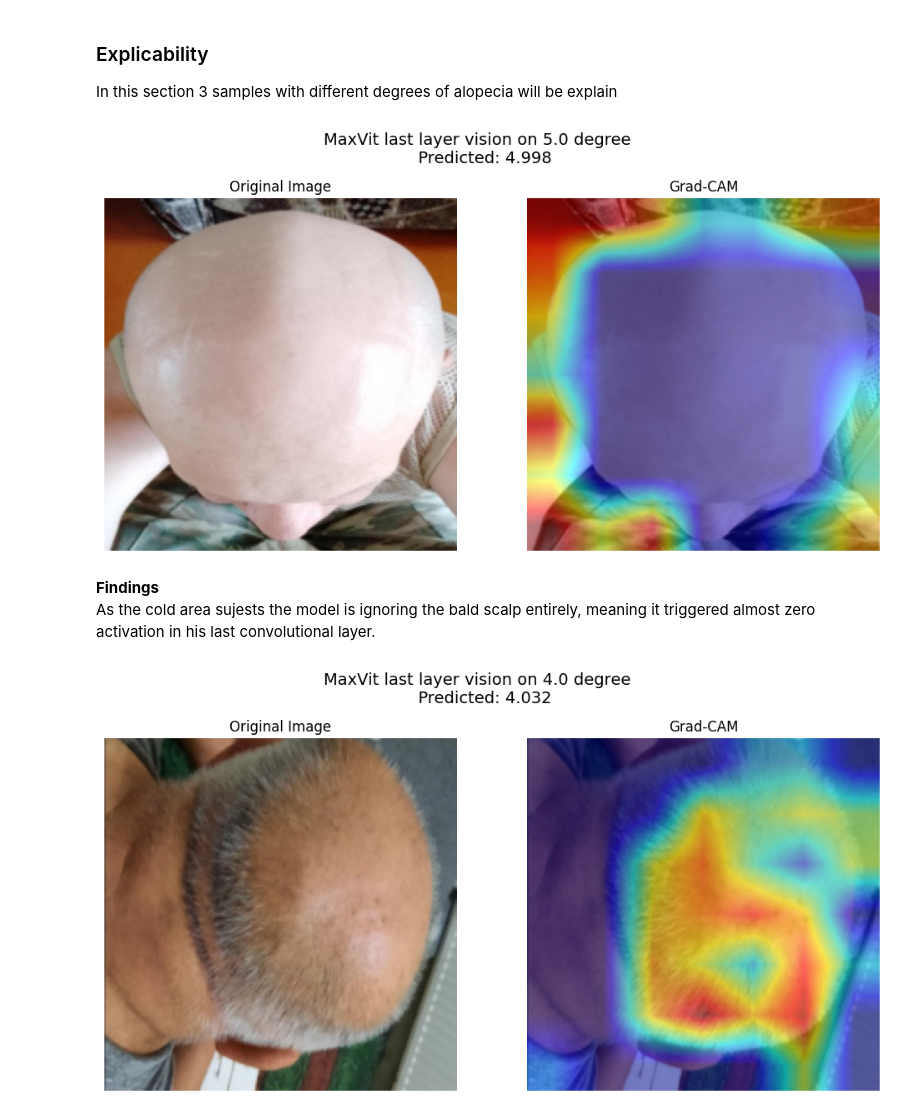
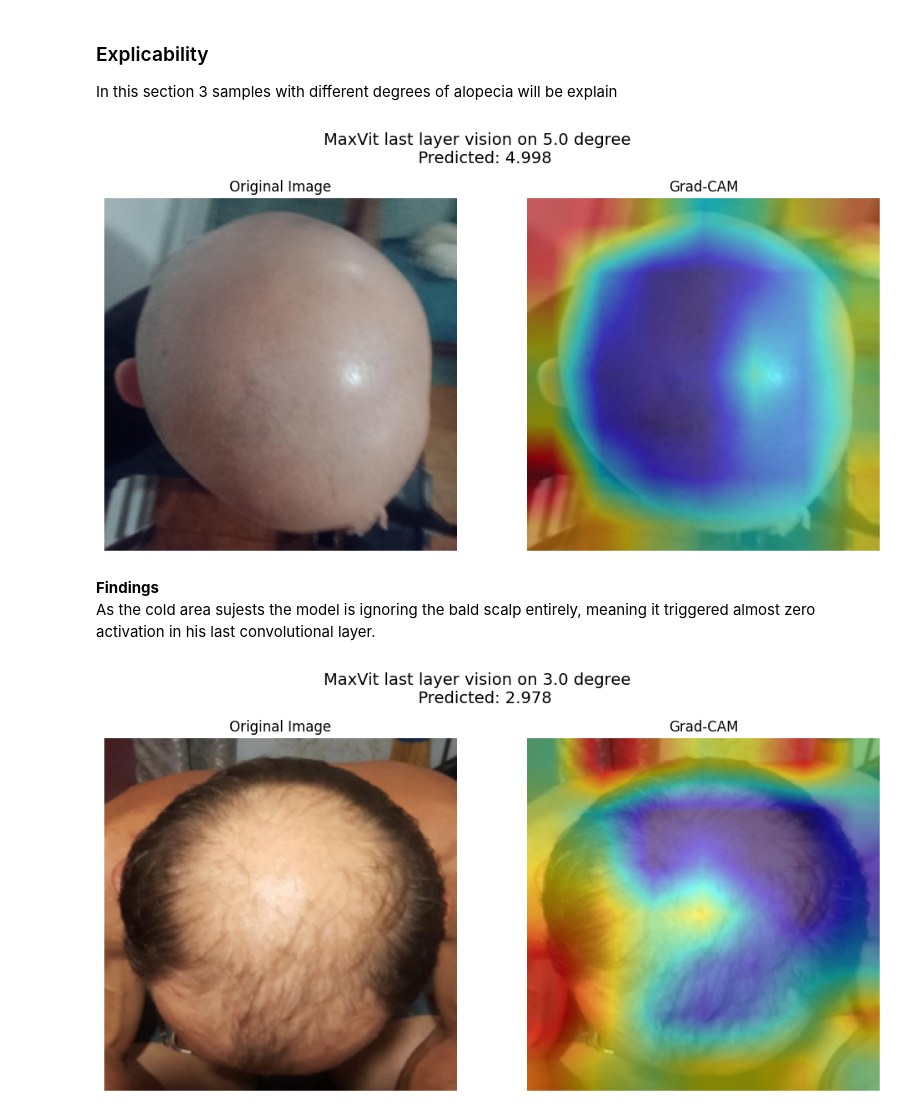
Before and after one commit to Rubenvalrom/Multilabel-Baldness-Classification, a Jupyter notebook: post-hoc interpretability.ipynb, the cells around one changed output. Drawn from its saved outputs; the diff is of its cells as text; code cells hidden in the pictures.

```diff
--- a/post-hoc interpretability.ipynb
+++ b/post-hoc interpretability.ipynb
@@ -23,8 +23,8 @@ device = torch.device('cuda' if torch.cuda.is_available() else 'cpu')
 print(f'Using device: {device}')
 
 # Load tensors
-images_tensor = torch.load('src/data/train/X_train_data.pt', map_location=device)
-labels_tensor = torch.load('src/data/train/y_train_data.pt', map_location=device)
+images_tensor = torch.load('src/data/test/X_test_data.pt', map_location=device)
+labels_tensor = torch.load('src/data/test/y_test_data.pt', map_location=device)
 
 # Normalize data with ImageNet statistics
 normalize = K.Normalize(mean=[0.485, 0.456, 0.406], std=[0.229, 0.224, 0.225])
@@ -94,7 +94,7 @@ Sequential(
 )
 # %%
 # Select the he last convolution as target layer
-target_layers = [model.blocks[-1].layers[-1]]
+target_layers = [model.blocks[-1].layers[-1].layers.MBconv.layers.conv_b[0]]
 
 # Create GradCAM object
 cam = GradCAM(model=model, target_layers=target_layers)
@@ -149,16 +149,16 @@ def visualize_cam_on_image(num_img, images_tensor=images_tensor, labels_tensor=l
 ### Explicability
 In this section 3 samples with different degrees of alopecia will be explain
 # %%
-visualize_cam_on_image(0)
+visualize_cam_on_image(5)
 # %% [output]
-[figure, old version]
+[figure, new version]
 # %% [markdown]
 **Findings**
 As the cold area sujests the model is ignoring the bald scalp entirely, meaning it triggered almost zero activation in his last convolutional layer.
 # %%
-visualize_cam_on_image(45)
+visualize_cam_on_image(37)
 # %% [output]
-[figure, old version]
+[figure, new version]
 # %% [markdown]
 **Findings**
 Unlike the first image, the model seems to have more congruent activations:
```
Also changed, not shown: parts of 12 cells of this notebook.
